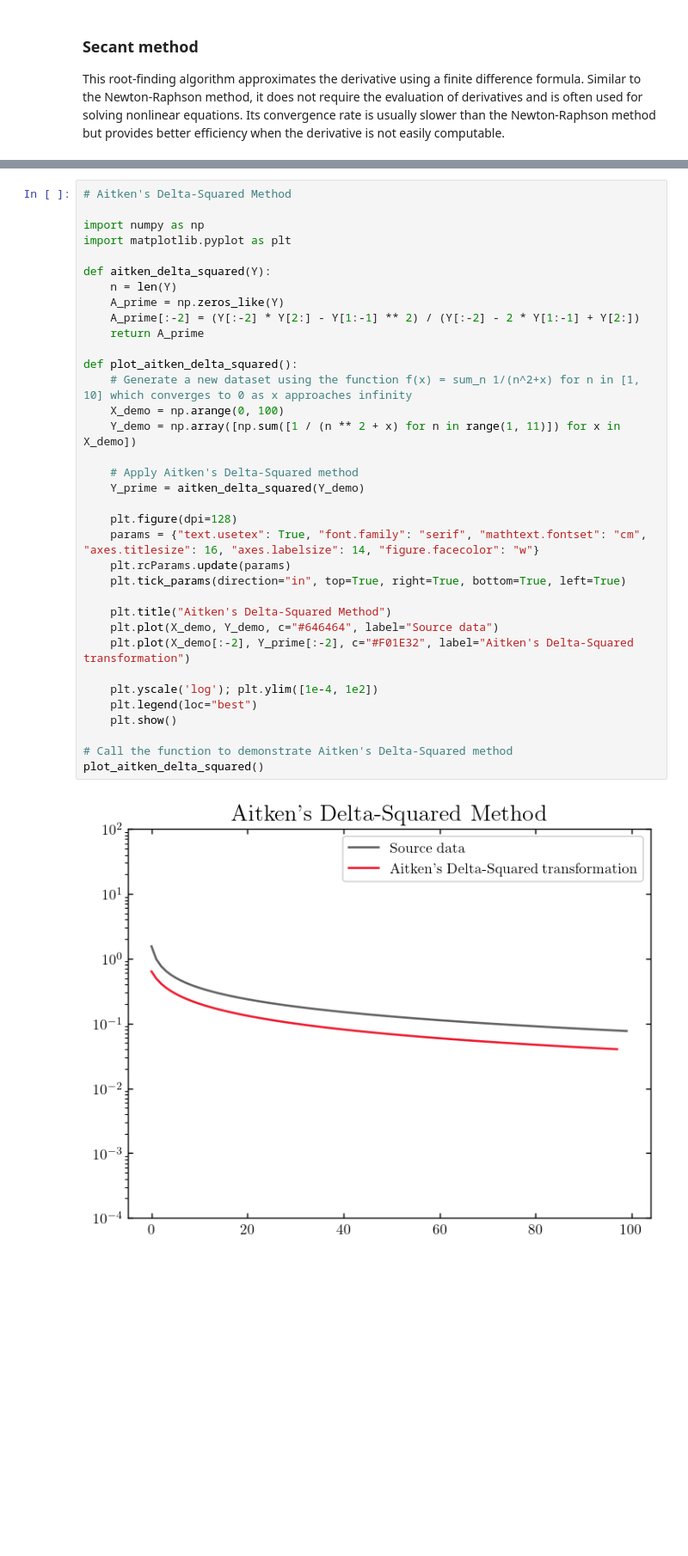
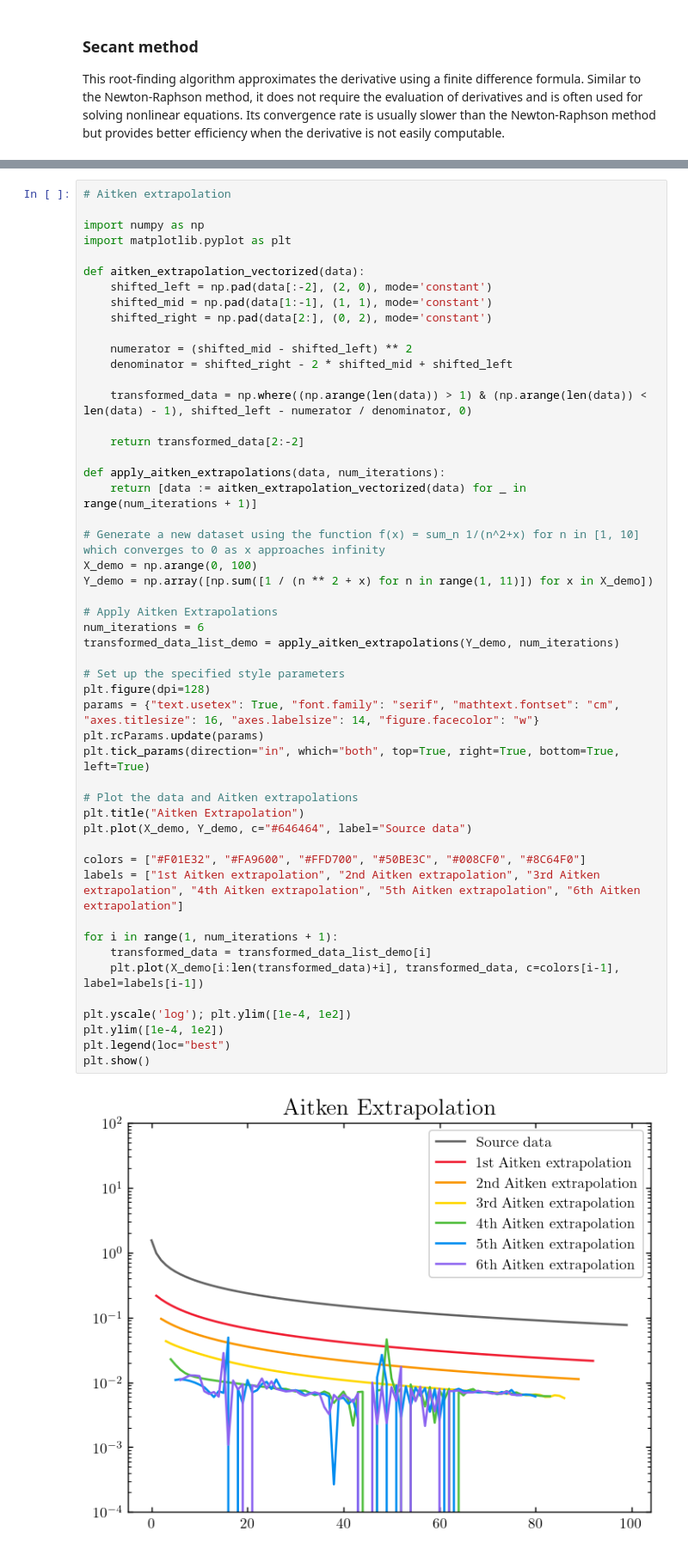
Before and after one commit to Photonico/Computational_Physics_Topics, a Jupyter notebook: Appendix Algorithms and Numerical Methods/Acceleration.ipynb, the cells around one changed output, grey strips where cells are left out. Shown at 86% size. Saved outputs shown, nothing was run; the diff lists cells and outputs as text; blank space fills up the shorter version.

```diff
--- a/Appendix Algorithms and Numerical Methods/Acceleration.ipynb
+++ b/Appendix Algorithms and Numerical Methods/Acceleration.ipynb
@@ -121,40 +133,55 @@ In summary, Aitken's Delta-Squared method is a useful sequence acceleration tech
 # %%
-# Aitken's Delta-Squared Method
+# Aitken extrapolation
 
 import numpy as np
 import matplotlib.pyplot as plt
 
-def aitken_delta_squared(Y):
-    n = len(Y)
-    A_prime = np.zeros_like(Y)
-    A_prime[:-2] = (Y[:-2] * Y[2:] - Y[1:-1] ** 2) / (Y[:-2] - 2 * Y[1:-1] + Y[2:])
-    return A_prime
+def aitken_extrapolation_vectorized(data):
+    shifted_left = np.pad(data[:-2], (2, 0), mode='constant')
+    shifted_mid = np.pad(data[1:-1], (1, 1), mode='constant')
+    shifted_right = np.pad(data[2:], (0, 2), mode='constant')
 
-def plot_aitken_delta_squared():
-    # Generate a new dataset using the function f(x) = sum_n 1/(n^2+x) for n in [1, 10] which converges to 0 as x approaches infinity
-    X_demo = np.arange(0, 100)
-    Y_demo = np.array([np.sum([1 / (n ** 2 + x) for n in range(1, 11)]) for x in X_demo])
+    numerator = (shifted_mid - shifted_left) ** 2
+    denominator = shifted_right - 2 * shifted_mid + shifted_left
 
-    # Apply Aitken's Delta-Squared method
-    Y_prime = aitken_delta_squared(Y_demo)
+    transformed_data = np.where((np.arange(len(data)) > 1) & (np.arange(len(data)) < len(data) - 1), shifted_left - numerator / denominator, 0)
 
-    plt.figure(dpi=128)
-    params = {"text.usetex": True, "font.family": "serif", "mathtext.fontset": "cm", "axes.titlesize": 16, "axes.labelsize": 14, "figure.facecolor": "w"}
-    plt.rcParams.update(params)
-    plt.tick_params(direction="in", top=True, right=True, bottom=True, left=True)
+    return transformed_data[2:-2]
 
-    plt.title("Aitken's Delta-Squared Method")
-    plt.plot(X_demo, Y_demo, c="#646464", label="Source data")
-    plt.plot(X_demo[:-2], Y_prime[:-2], c="#F01E32", label="Aitken's Delta-Squared transformation")
+def apply_aitken_extrapolations(data, num_iterations):
+    return [data := aitken_extrapolation_vectorized(data) for _ in range(num_iterations + 1)]
 
-    plt.yscale('log'); plt.ylim([1e-4, 1e2])
-    plt.legend(loc="best")
-    plt.show()
+# Generate a new dataset using the function f(x) = sum_n 1/(n^2+x) for n in [1, 10] which converges to 0 as x approaches infinity
+X_demo = np.arange(0, 100)
+Y_demo = np.array([np.sum([1 / (n ** 2 + x) for n in range(1, 11)]) for x in X_demo])
 
-# Call the function to demonstrate Aitken's Delta-Squared method
-plot_aitken_delta_squared()
+# Apply Aitken Extrapolations
+num_iterations = 6
+transformed_data_list_demo = apply_aitken_extrapolations(Y_demo, num_iterations)
+
+# Set up the specified style parameters
+plt.figure(dpi=128)
+params = {"text.usetex": True, "font.family": "serif", "mathtext.fontset": "cm", "axes.titlesize": 16, "axes.labelsize": 14, "figure.facecolor": "w"}
+plt.rcParams.update(params)
+plt.tick_params(direction="in", which="both", top=True, right=True, bottom=True, left=True)
+
+# Plot the data and Aitken extrapolations
+plt.title("Aitken Extrapolation")
+plt.plot(X_demo, Y_demo, c="#646464", label="Source data")
+
+colors = ["#F01E32", "#FA9600", "#FFD700", "#50BE3C", "#008CF0", "#8C64F0"]
+labels = ["1st Aitken extrapolation", "2nd Aitken extrapolation", "3rd Aitken extrapolation", "4th Aitken extrapolation", "5th Aitken extrapolation", "6th Aitken extrapolation"]
+
+for i in range(1, num_iterations + 1):
+    transformed_data = transformed_data_list_demo[i]
+    plt.plot(X_demo[i:len(transformed_data)+i], transformed_data, c=colors[i-1], label=labels[i-1])
+
+plt.yscale('log'); plt.ylim([1e-4, 1e2])
+plt.ylim([1e-4, 1e2])
+plt.legend(loc="best")
+plt.show()
 # %% [output]
-[figure, old version]
+[figure, new version]
 # %% [markdown]
 ## Series Acceleration Methods
 
```
Also changed, not shown: parts of 5 cells of this notebook.
